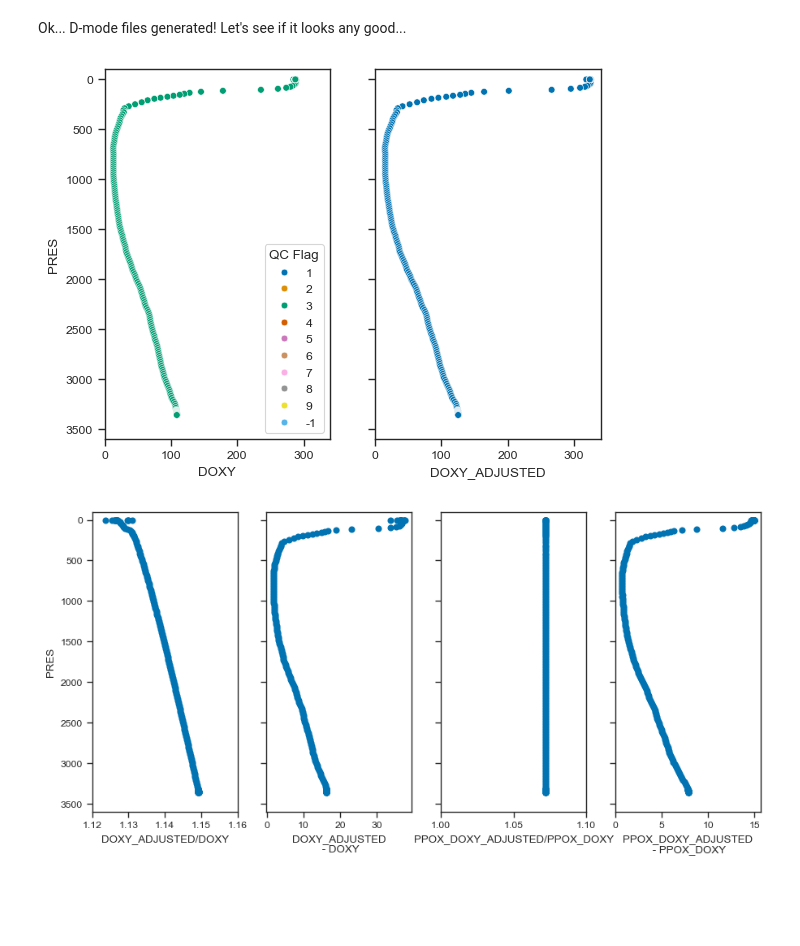
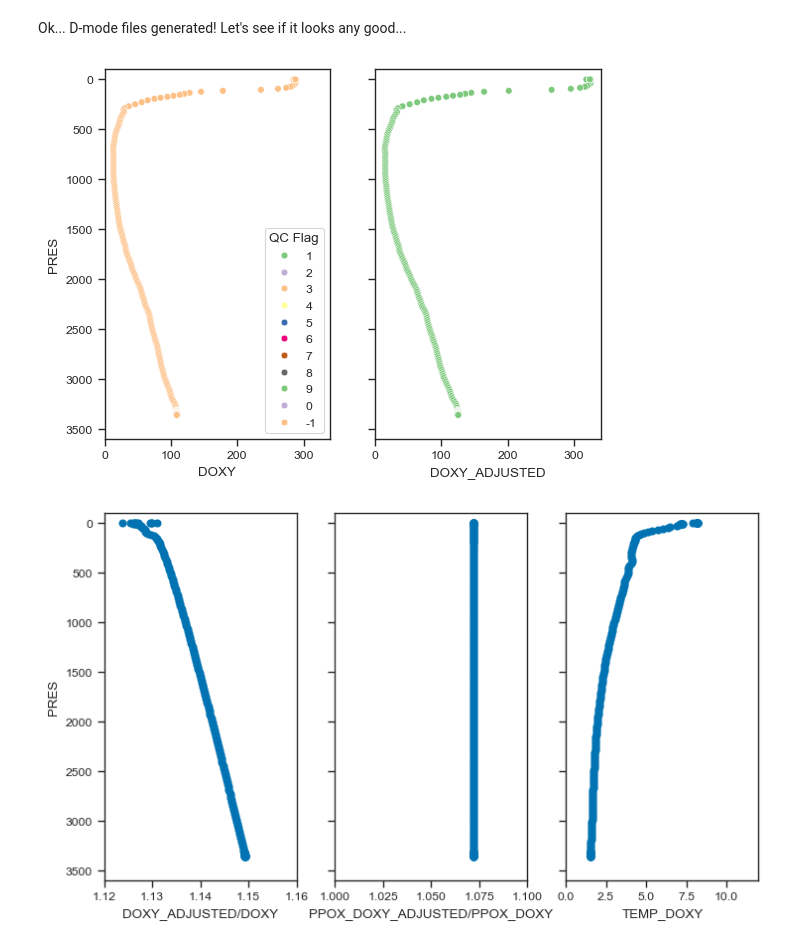
Before and after one commit to ArgoCanada/meds-dmqc, a Jupyter notebook: report/notebooks/01_active/4902636_report.ipynb, the cells around one changed output. Drawn from its saved outputs; the diff is of its cells as text; code cells hidden in the pictures; blank space fills up the shorter version.

Commit message:
adjustment in doxy vs ppox

```diff
--- a/report/notebooks/01_active/4902636_report.ipynb
+++ b/report/notebooks/01_active/4902636_report.ipynb
@@ -153,32 +153,32 @@ Ok... D-mode files generated! Let's see if it looks any good...
 # %%
 from netCDF4 import Dataset
 import matplotlib.pyplot as plt
 import seaborn as sns
+import argopy
 
 prof = bgc.prof(file=f'/Users/GordonC/Documents/data/Argo/dac/meds/D/{wmo}/profiles/BD{wmo}_033.nc')
 prof.reset()
 
 fig, axes = plt.subplots(1, 2, sharex=True, sharey=True)
-sns.scatterplot(data=prof.df, x='DOXY', y='PRES', hue='DOXY_QC', hue_order=[1, 2, 3, 4, 5, 6, 7, 8, 9, -1], palette='colorblind', ax=axes[0])
-sns.scatterplot(data=prof.df, x='DOXY_ADJUSTED', y='PRES', hue='DOXY_ADJUSTED_QC', hue_order=[1, 2, 3, 4, 5, 6, 7, 8, 9, -1], palette='colorblind', ax=axes[1], legend=False)
+sns.scatterplot(data=prof.df, x='DOXY', y='PRES', hue='DOXY_QC', hue_order=[1, 2, 3, 4, 5, 6, 7, 8, 9, 0, -1], palette=argopy.ArgoColors('Accent').palette, ax=axes[0])
+sns.scatterplot(data=prof.df, x='DOXY_ADJUSTED', y='PRES', hue='DOXY_ADJUSTED_QC', hue_order=[1, 2, 3, 4, 5, 6, 7, 8, 9, 0, -1], palette=argopy.ArgoColors('Accent').palette, ax=axes[1], legend=False)
 axes[0].set_xlim((0, 340))
 axes[0].legend(title='QC Flag')
 axes[0].set_ylim((3600, -100))
 
-fig, axes = plt.subplots(1, 4, sharex=False, sharey=True)
+fig, axes = plt.subplots(1, 3, sharex=False, sharey=True)
 axes[0].plot(prof.df.DOXY_ADJUSTED/prof.df.DOXY, prof.df.PRES, 'o')
-axes[1].plot(prof.df.DOXY_ADJUSTED - prof.df.DOXY, prof.df.PRES, 'o')
-axes[2].plot(prof.df.PPOX_DOXY_ADJUSTED/prof.df.PPOX_DOXY, prof.df.PRES, 'o')
-axes[3].plot(prof.df.PPOX_DOXY_ADJUSTED - prof.df.PPOX_DOXY, prof.df.PRES, 'o')
+axes[1].plot(prof.df.PPOX_DOXY_ADJUSTED/prof.df.PPOX_DOXY, prof.df.PRES, 'o')
+axes[2].plot(prof.df.TEMP_DOXY, prof.df.PRES, 'o')
 axes[0].set_xlim((1.12, 1.16))
-axes[2].set_xlim((1.0, 1.10))
+axes[1].set_xlim((1.0, 1.10))
+axes[2].set_xlim((0, 12))
 axes[0].set_ylim((3600, -100))
 axes[0].set_xlabel('DOXY_ADJUSTED/DOXY')
-axes[1].set_xlabel('DOXY_ADJUSTED\n - DOXY')
-axes[2].set_xlabel('PPOX_DOXY_ADJUSTED/PPOX_DOXY')
-axes[3].set_xlabel('PPOX_DOXY_ADJUSTED\n - PPOX_DOXY')
+axes[1].set_xlabel('PPOX_DOXY_ADJUSTED/PPOX_DOXY')
+axes[2].set_xlabel('TEMP_DOXY')
 axes[0].set_ylabel('PRES')
-fig.set_size_inches(1.66*fig.get_figwidth(), fig.get_figheight())
+fig.set_size_inches(1.33*fig.get_figwidth(), fig.get_figheight())
 # %% [output]
-[figure, old version]
+[figure, new version]
-[figure, old version]
+[figure, new version]
```
Also changed, not shown: parts of 2 cells of this notebook.
